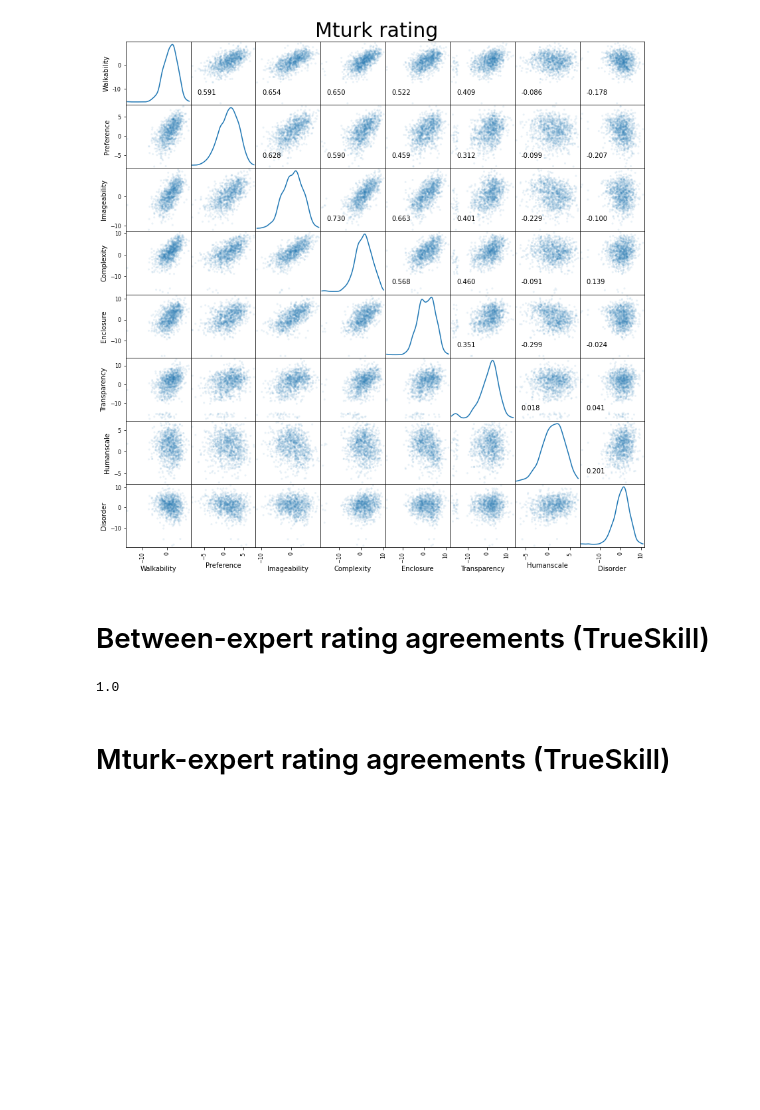
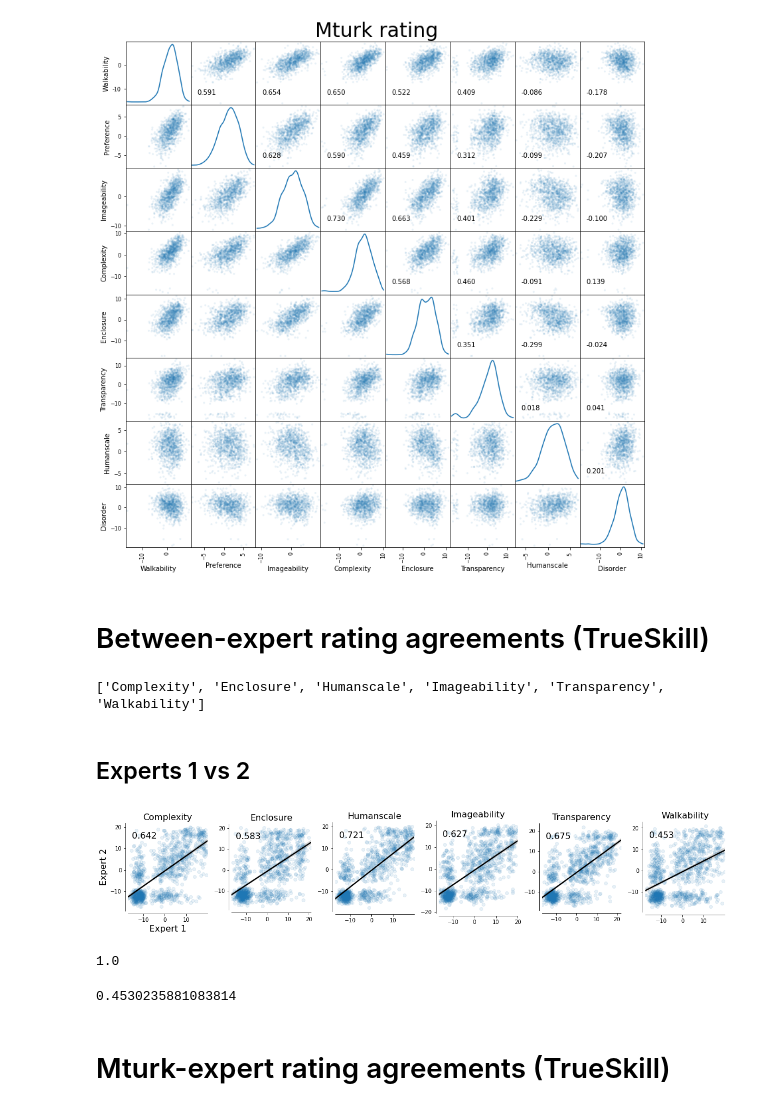
Before and after one commit to kywch/StreetPsych, a Jupyter notebook: visualize_expert_ratings.ipynb, the cells around one changed output. Saved outputs shown, nothing was run; the diff lists cells and outputs as text; code cells hidden in the pictures; blank space fills up the shorter version.

```diff
--- a/visualize_expert_ratings.ipynb
+++ b/visualize_expert_ratings.ipynb
@@ -88,7 +87,55 @@ xx = mturk_data.corr(method='spearman')
+# %%
+cols = list(expert1_data.columns)
+print(cols)
+# %% [output]
+['Complexity', 'Enclosure', 'Humanscale', 'Imageability', 'Transparency', 'Walkability']
+# %% [markdown]
+## Experts 1 vs 2
+# %%
+fig, ax = plt.subplots(1, 6, figsize=(16, 3))
+fig.tight_layout()
+
+for idx, col in enumerate(cols):
+  sns.regplot(x=expert1_data[col], y=expert2_data[col],
+              scatter_kws = {'alpha':0.1, 'edgecolors':None },
+              line_kws = {'color':'k'},
+              ax=ax[idx])
+
+  # correlation
+  rho = expert1_data[col].corr(expert2_data[col], method='spearman')
+  ax[idx].annotate("%.3f" % rho, (0.05, 0.85), xycoords='axes fraction', ha='left', va='center', fontsize=16)
+
+  ax[idx].set_aspect('equal')
+  #sns.scatterplot(x=expert1_data[col], y=expert2_data[col], s=5, color=".5", ax=ax[idx])
+  #sns.histplot(x=expert1_data[col], y=expert2_data[col], bins=50, pthresh=.05, cmap='rocket', ax=ax[idx])
+
+  ax[idx].set_title(col, fontsize=16)
+  if idx == 0:
+    ax[idx].set_xlabel('Expert 1', fontsize=16)
+    ax[idx].set_ylabel('Expert 2', fontsize=16)
+  else:
+    ax[idx].set_xlabel('')
+    ax[idx].set_ylabel('')
+
+  # Move left and bottom spines outward by 10 points
+  ax[idx].spines['left'].set_position(('outward', 5))
+  ax[idx].spines['bottom'].set_position(('outward', 5))
+  # Hide the right and top spines
+  ax[idx].spines['right'].set_visible(False)
+  ax[idx].spines['top'].set_visible(False)
+
+  #sns.kdeplot(x=expert1_data[col], y=expert2_data[col], levels=3, color='y', linewidths=1, ax=ax[idx])
+# %% [output]
+[figure, added]
 # %%
 xx.iloc[1,1]
 # %% [output]
 1.0
+# %%
+rho = expert1_data[col].corr(expert2_data[col], method='spearman')
+print(rho)
+# %% [output]
+0.4530235881083814
 # %% [markdown]
 # Mturk-expert rating agreements (TrueSkill)
 # %% [markdown]
```
Also changed, not shown: parts of 5 cells of this notebook.
